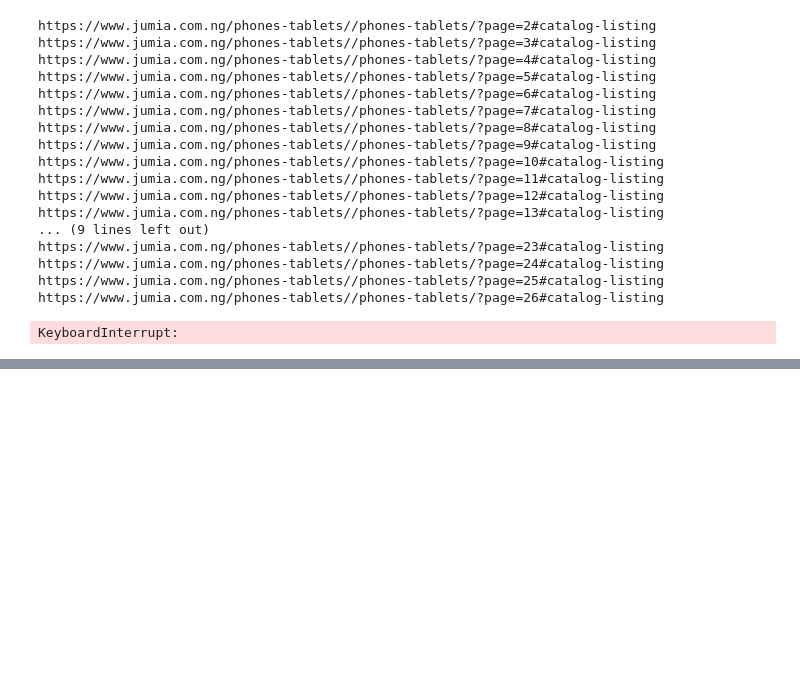
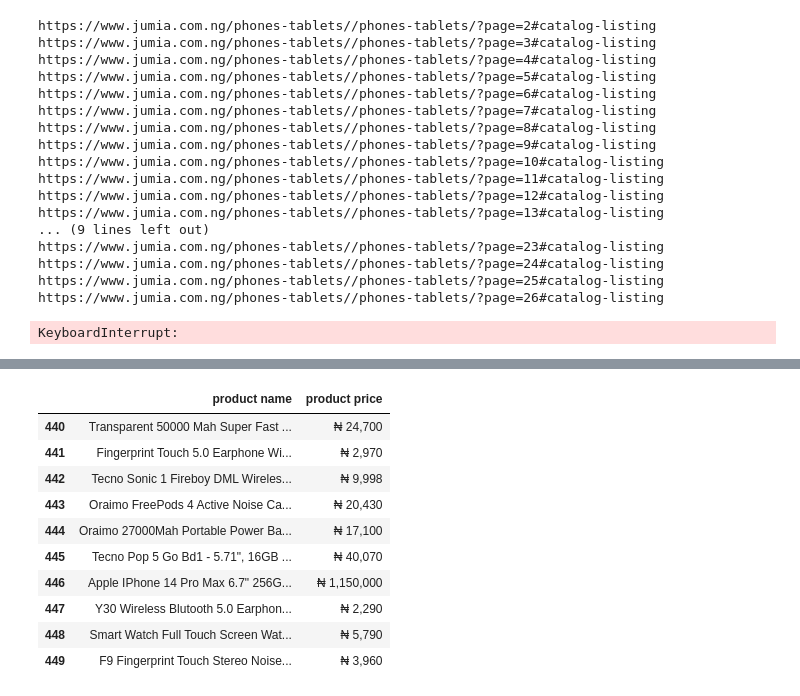
Before and after one commit to Timmtet/web-scrapping, a Jupyter notebook: Multiple Pages.ipynb, the cells around one changed output, grey strips where cells are left out. Saved outputs shown, nothing was run; the diff lists cells and outputs as text; code cells hidden in the pictures; blank space fills up the shorter version.

```diff
--- a/Multiple Pages.ipynb
+++ b/Multiple Pages.ipynb
@@ -48,0 +196,14 @@ KeyboardInterrupt:
+# %%
+df.tail(10)
+# %% [output]
+|  | product name | product price |
+| 440 | Transparent 50000 Mah Super Fast ... | ₦ 24,700 |
+| 441 | Fingerprint Touch 5.0 Earphone Wi... | ₦ 2,970 |
+| 442 | Tecno Sonic 1 Fireboy DML Wireles... | ₦ 9,998 |
+| 443 | Oraimo FreePods 4 Active Noise Ca... | ₦ 20,430 |
+| 444 | Oraimo 27000Mah Portable Power Ba... | ₦ 17,100 |
+| 445 | Tecno Pop 5 Go Bd1 - 5.71", 16GB ... | ₦ 40,070 |
+| 446 | Apple IPhone 14 Pro Max 6.7" 256G... | ₦ 1,150,000 |
+| 447 | Y30 Wireless Blutooth 5.0 Earphon... | ₦ 2,290 |
+| 448 | Smart Watch Full Touch Screen Wat... | ₦ 5,790 |
+| 449 | F9 Fingerprint Touch Stereo Noise... | ₦ 3,960 |
```
Also changed, not shown: parts of 6 cells of this notebook.
